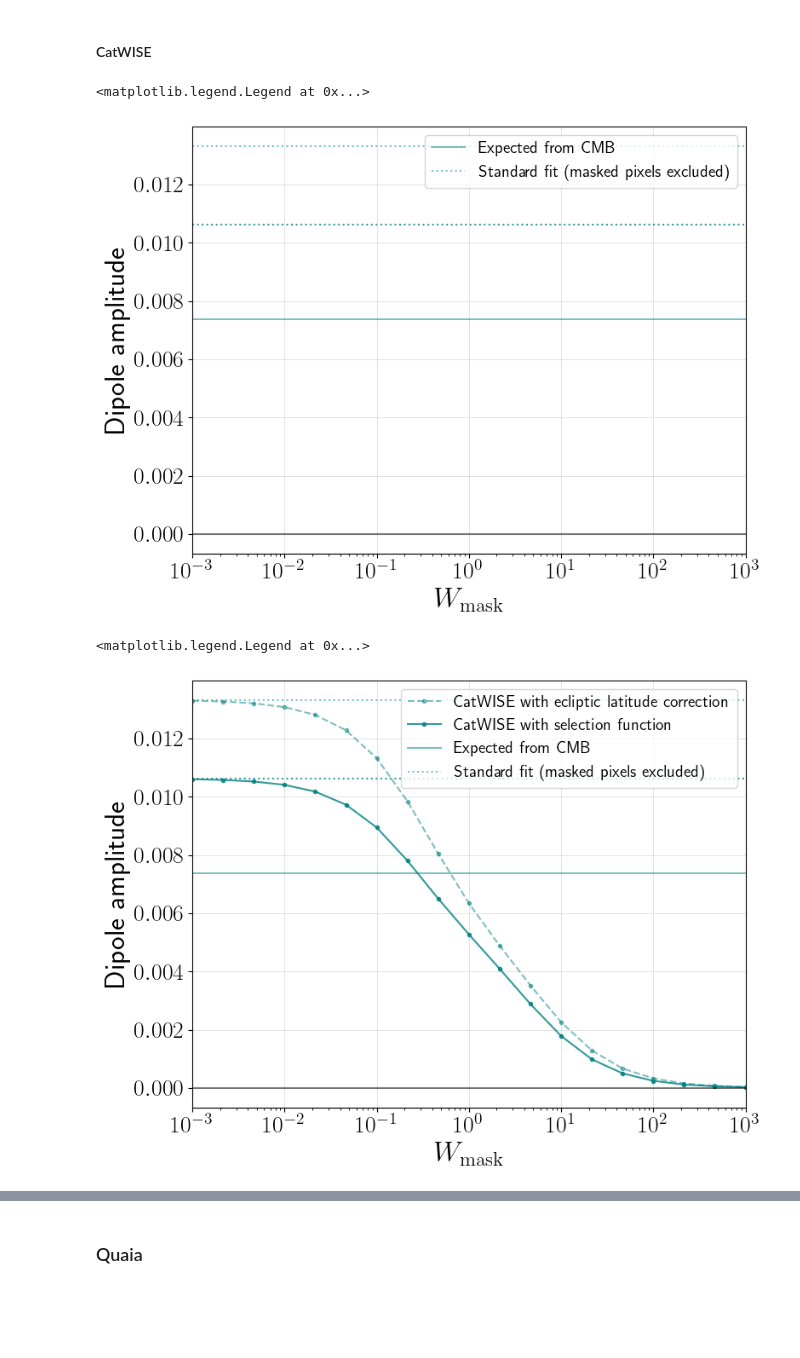
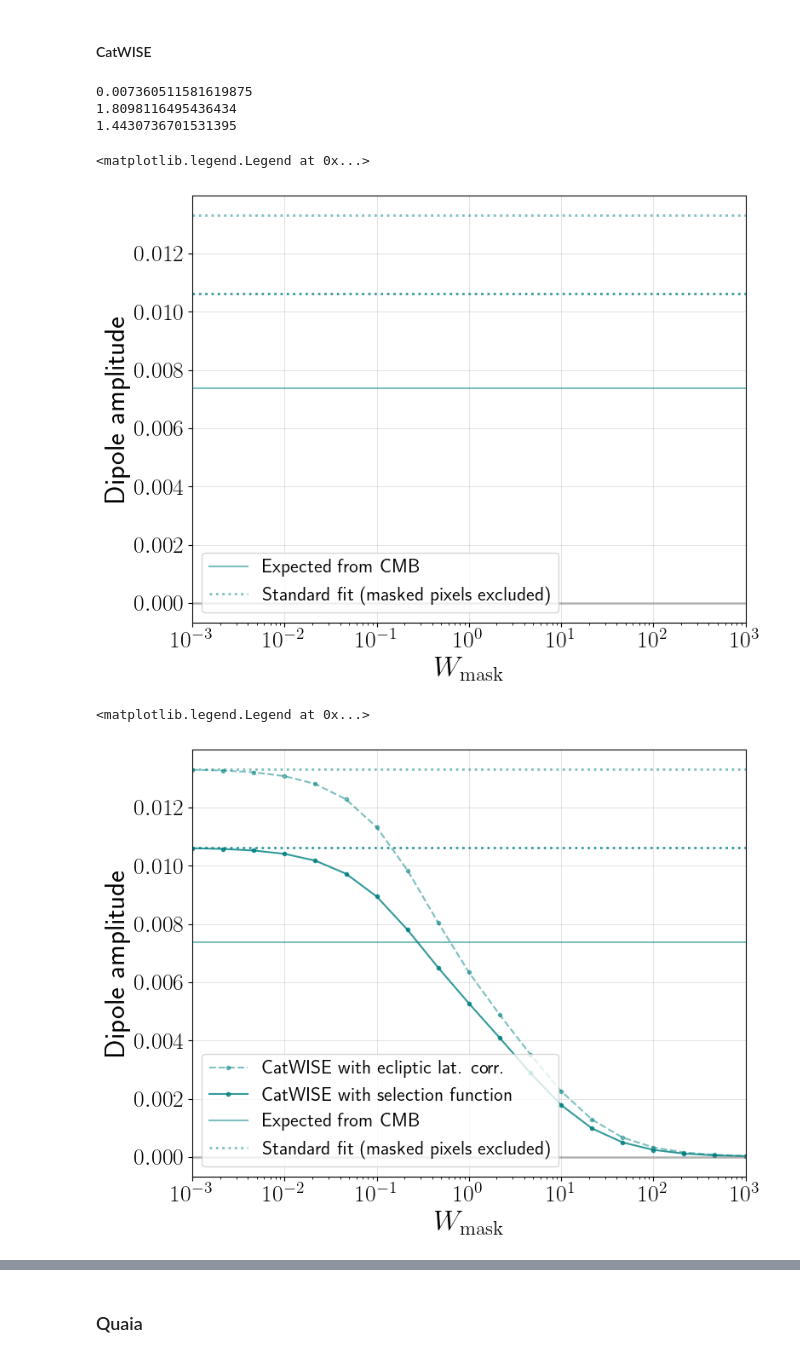
Before and after one commit to abbyw24/lss-dipoles, a Jupyter notebook: notebooks/2024-05-16_plots_for_kate_vksf.ipynb, the cells around one changed output, grey strips where cells are left out. Cells and saved outputs as stored; diff of their text form; code cells hidden in the pictures; blank space fills up the shorter version.

```diff
--- a/notebooks/2024-05-16_plots_for_kate_vksf.ipynb
+++ b/notebooks/2024-05-16_plots_for_kate_vksf.ipynb
@@ -181,3 +182,11 @@ overdensity_map_sf_quaia = d.construct_overdensity_map(selfunc=selfunc_quaia)
 constructing overdensity map
 defining healpix mask...
         masked pixels |b|<30deg, from mask_fn, and where completeness < 0.5
+# %%
+# at the healpix level:
+
+# load selection function
+selfunc_quaia_full = d.get_selfunc(os.path.join(selfuncdir_quaia,
+                                            f'selection_function_NSIDE{d.NSIDE}_G{d.maglim}.fits'))
+# overdensity map, corrected by selection function
+overdensity_map_sf_quaia_full = d.construct_overdensity_map(selfunc=selfunc_quaia_full)
@@ -183,0 +195,8 @@ defining healpix mask...
+# %%
+# at the healpix level:
+
+# load selection function
+selfunc_quaia_fullzodis = d.get_selfunc(os.path.join(selfuncdir_quaia,
+                                            f'selection_function_NSIDE{d.NSIDE}_G{d.maglim}_pluszodis.fits'))
+# overdensity map, corrected by selection function
+overdensity_map_sf_quaia_fullzodis = d.construct_overdensity_map(selfunc=selfunc_quaia_fullzodis)
@@ -184,3 +205,7 @@ defining healpix mask...
+# %%
+# CHOOSE FIDUCIAL QUAIA SELFUNC
+selfunc_quaia = selfunc_quaia_full
+overdensity_map_sf_quaia = overdensity_map_sf_quaia_full
 # %%
 # plot
 fig = plt.figure(figsize=(16,3))
@@ -216,5 +241,17 @@ print(dipole.get_dipole(comps_sf_catwise))
 # Quaia
 comps_quaia = dipole.measure_dipole_in_overdensity_map(overdensity_map_sf_quaia, Wmask=Wmask, selfunc=selfunc_quaia)
 print(dipole.get_dipole(comps_quaia))
+
+# checking
+comps_quaia_blim15 = dipole.measure_dipole_in_overdensity_map(overdensity_map_sf_quaia_blim15, Wmask=Wmask, selfunc=selfunc_quaia)
+print(dipole.get_dipole(comps_quaia_blim15))
+
+comps_quaia_full = dipole.measure_dipole_in_overdensity_map(overdensity_map_sf_quaia_full, Wmask=Wmask,
+                                                            selfunc=selfunc_quaia_full)
+print(dipole.get_dipole(comps_quaia_full))
+
+comps_quaia_fullzodis = dipole.measure_dipole_in_overdensity_map(overdensity_map_sf_quaia_fullzodis, Wmask=Wmask,
+                                                            selfunc=selfunc_quaia_fullzodis)
+print(dipole.get_dipole(comps_quaia_fullzodis))
 # %% [output]
 selection function not provided; assuming completeness = 1 everywhere
@@ -629,15 +700,24 @@ ells_, Cells_sf_standard_ = multipoles.compute_Cells_in_overdensity_map(overdens
                                                                      Wmask=Wmask_, max_ell=1, selfunc=selfunc_catwise,
                                                                      idx_to_fit=~np.isnan(overdensity_map_sf_catwise))
 C1_standard_sf_catwise = Cells_sf_standard_[1]
+# %%
+print(expected_dipamp_catwise)
+print(D(C1_standard_catwise)/expected_dipamp_catwise)
+print(D(C1_standard_sf_catwise)/expected_dipamp_catwise)
+#print(D(C1s_quaia[np.argmin(np.abs(Wmasks-0.1))])/expected_dipamp_quaia)
+# %% [output]
+0.007360511581619875
+1.8098116495436434
+1.4430736701531395
 # %%
 # plot but **transform back to dipole amplitudes**
 fig, ax = plt.subplots(figsize=(8,6), tight_layout=True)
 
 # some lines:
 ax.axhline(expected_dipamp_catwise, c=color_catwise, alpha=0.5, label='Expected from CMB')
-ax.axhline(D(C1_standard_catwise), c=color_catwise, alpha=0.5, ls=':', label='Standard fit (masked pixels excluded)')
-ax.axhline(D(C1_standard_sf_catwise), c=color_catwise, alpha=0.8, ls=':')
-ax.axhline(0, c='k', alpha=0.5, lw=lw)
+ax.axhline(D(C1_standard_catwise), c=color_catwise, alpha=0.5, ls=':', lw=lw, label='Standard fit (masked pixels excluded)')
+ax.axhline(D(C1_standard_sf_catwise), c=color_catwise, alpha=0.8, ls=':', lw=lw)
+ax.axhline(0, c='grey', alpha=0.5, lw=lw)
 ax.grid(alpha=0.5, lw=lw_grid)
 ax.set_xlabel(r'$W_\mathrm{mask}$')
 ax.set_xlim(np.min(Wmasks), np.max(Wmasks))
@@ -645,33 +725,33 @@ ax.set_xlim(np.min(Wmasks), np.max(Wmasks))
 #ax.set_ylabel(r'$C_1$')
 ax.set_ylabel('Dipole amplitude')
 ax.semilogx()
-ax.legend()
+ax.legend(loc='lower left')
 # %% [output]
 <matplotlib.legend.Legend at 0x...>
-[figure, old version]
+[figure, new version]
 # %%
 # plot but **transform back to dipole amplitudes**
 fig, ax = plt.subplots(figsize=(8,6), tight_layout=True)
 
-ax.plot(Wmasks, D(C1s_elat_catwise), c=color_catwise, alpha=0.5, ls='--', marker='.', label='CatWISE with ecliptic latitude correction')
+ax.plot(Wmasks, D(C1s_elat_catwise), c=color_catwise, alpha=0.5, ls='--', marker='.', label='CatWISE with ecliptic lat. corr.')
 ax.plot(Wmasks, D(C1s_sf_catwise), c=color_catwise, alpha=0.8, marker='.', label='CatWISE with selection function')
 
 # some lines:
 ax.axhline(expected_dipamp_catwise, c=color_catwise, alpha=0.5, label='Expected from CMB')
-ax.axhline(D(C1_standard_catwise), c=color_catwise, alpha=0.5, ls=':', label='Standard fit (masked pixels excluded)')
-ax.axhline(D(C1_standard_sf_catwise), c=color_catwise, alpha=0.8, ls=':')
-ax.axhline(0, c='k', alpha=0.5, lw=lw)
+ax.axhline(D(C1_standard_catwise), c=color_catwise, alpha=0.5, ls=':', lw=lw, label='Standard fit (masked pixels excluded)')
+ax.axhline(D(C1_standard_sf_catwise), c=color_catwise, alpha=0.8, ls=':', lw=lw)
+ax.axhline(0, c='grey', alpha=0.5, lw=lw)
 ax.grid(alpha=0.5, lw=lw_grid)
 ax.set_xlabel(r'$W_\mathrm{mask}$')
 #ax.set_ylabel(r'$C_1$')
 ax.set_ylabel('Dipole amplitude')
 ax.set_xlim(np.min(Wmasks), np.max(Wmasks))
 
 ax.semilogx()
-ax.legend()
+ax.legend(loc='lower left')
 # %% [output]
 <matplotlib.legend.Legend at 0x...>
-[figure, old version]
+[figure, new version]
 # %%
 # choose a few max ells
 max_ells_maxells = np.arange(1, 7).astype(int)
```
Also changed, not shown: parts of 28 cells of this notebook.
